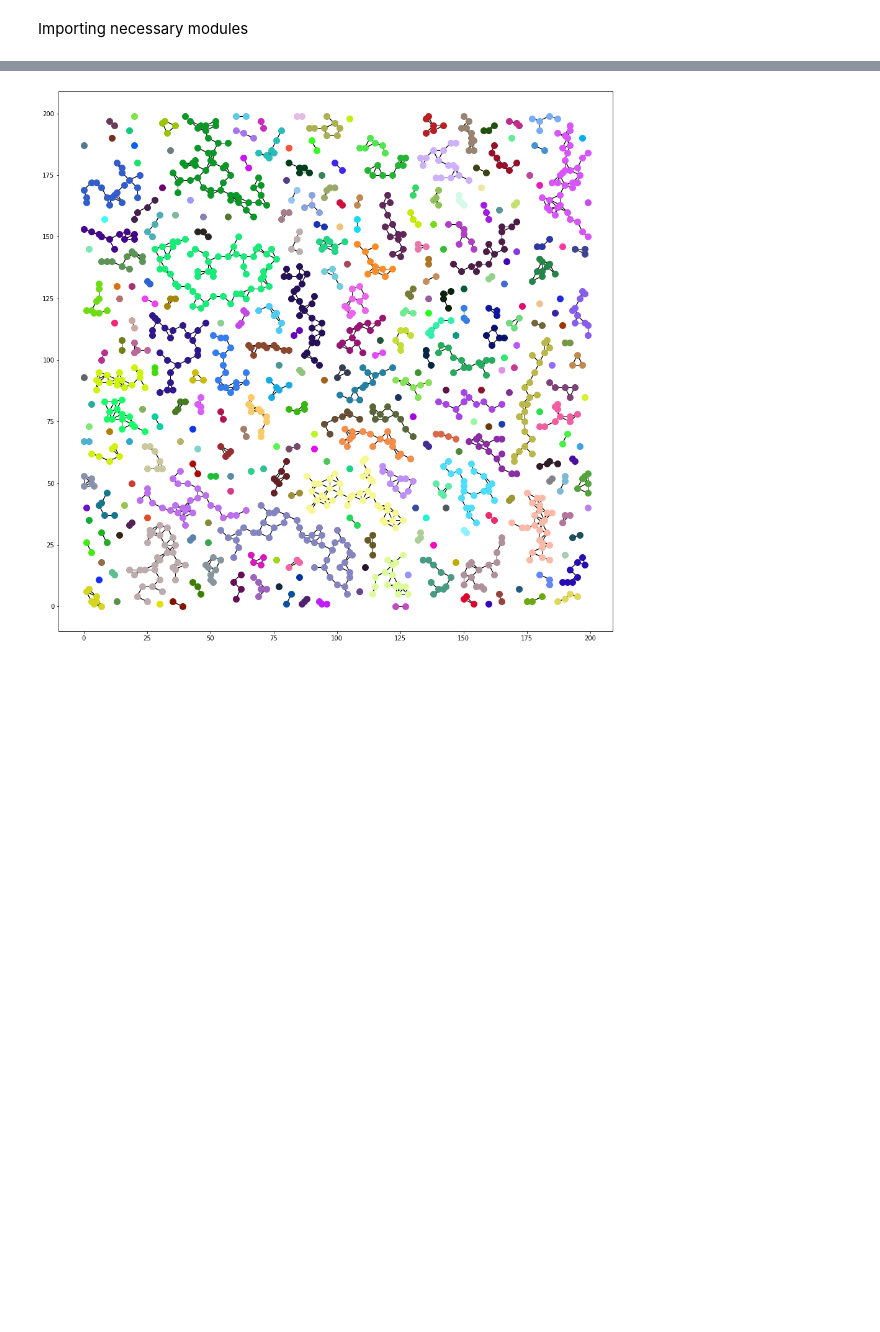
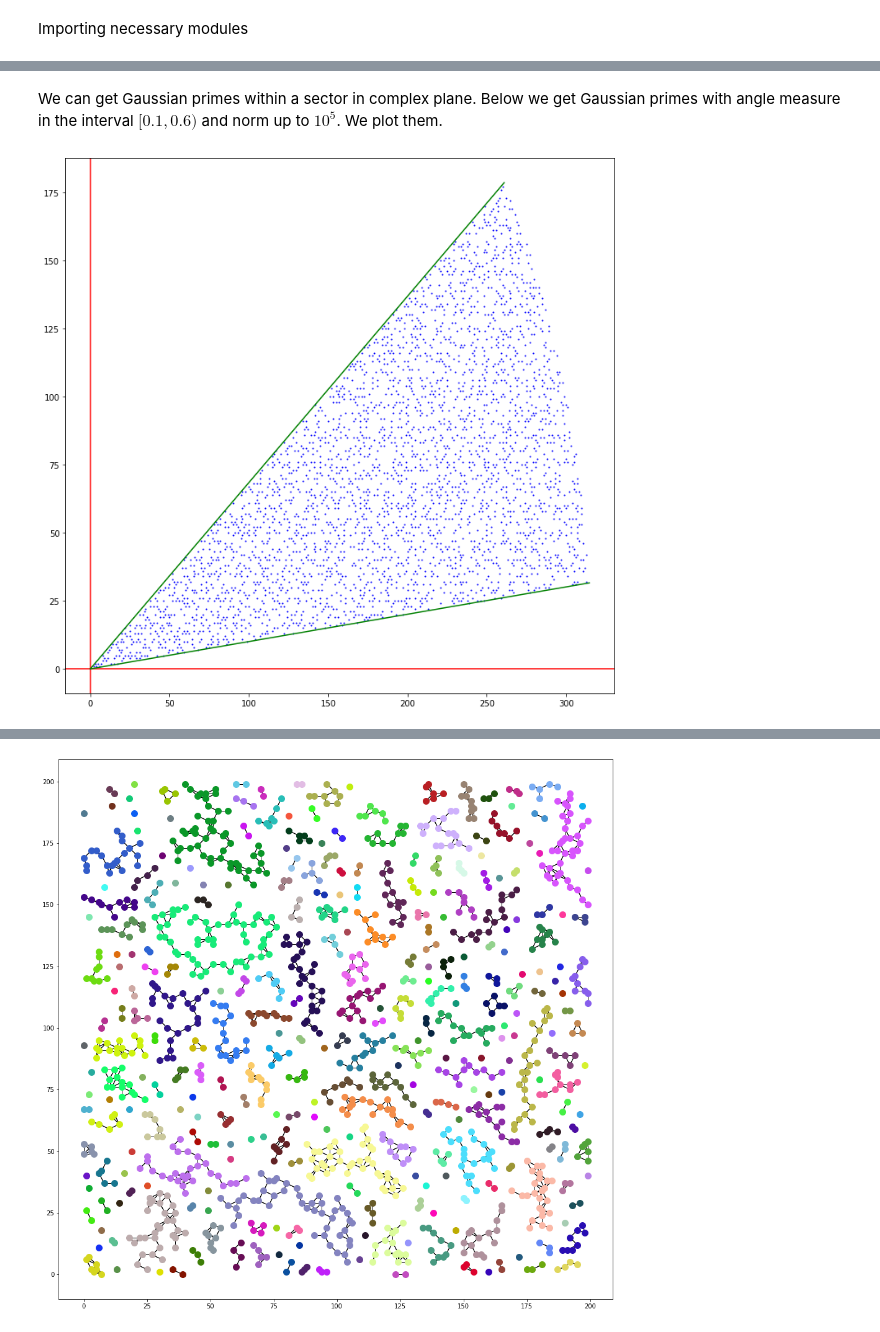
Before and after one commit to zebengberg/gaussian-integer-sieve, a Jupyter notebook: python/examples.ipynb, the cells around one changed output, grey strips where cells are left out. Drawn from its saved outputs; the diff is of its cells as text; code cells hidden in the pictures; blank space fills up the shorter version.

```diff
--- a/python/examples.ipynb
+++ b/python/examples.ipynb
@@ -57,0 +46,7 @@ True
+# %% [markdown]
+We can get Gaussian primes within a sector in complex plane. Below we get Gaussian primes with angle measure in the interval $[0.1, 0.6)$ and norm up to $10^5$. We plot them.
+# %%
+s = gprimes_in_sector(10 ** 5, .1, .6)
+s.plot()
+# %% [output]
+[figure, added]
```
Also changed, not shown: parts of 24 cells of this notebook, 3 other files.
